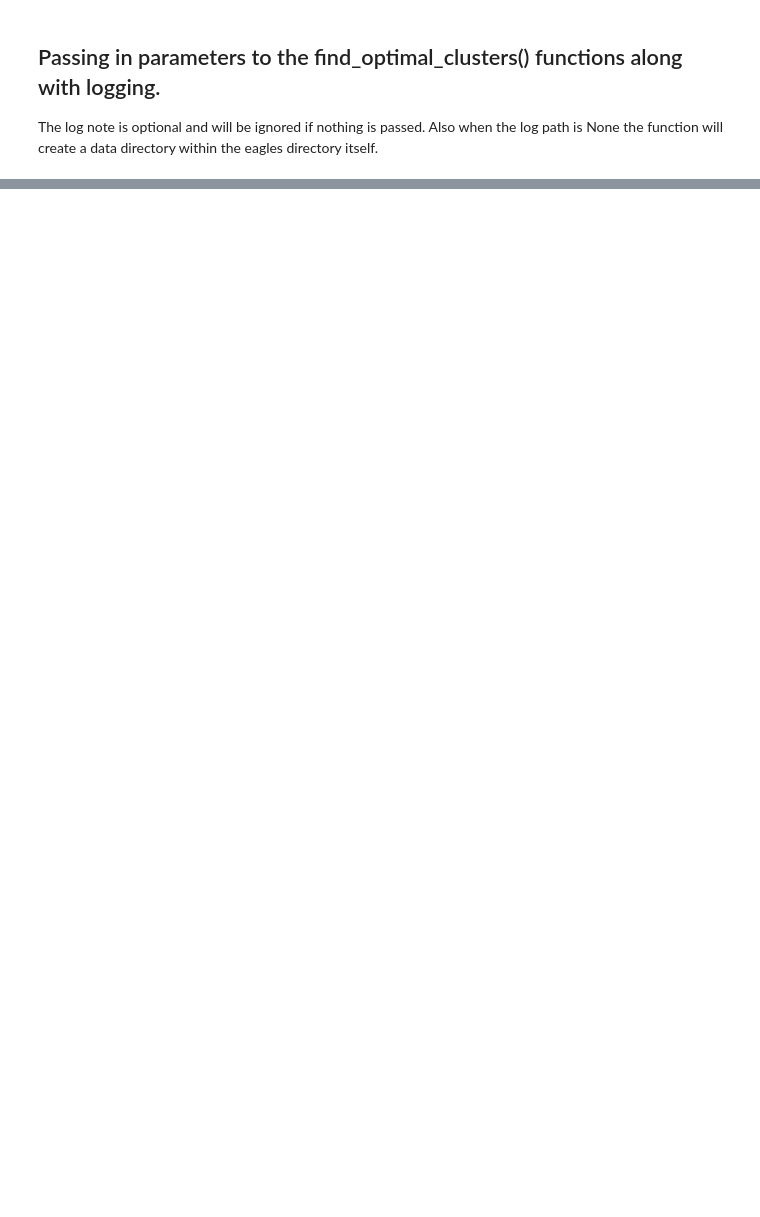
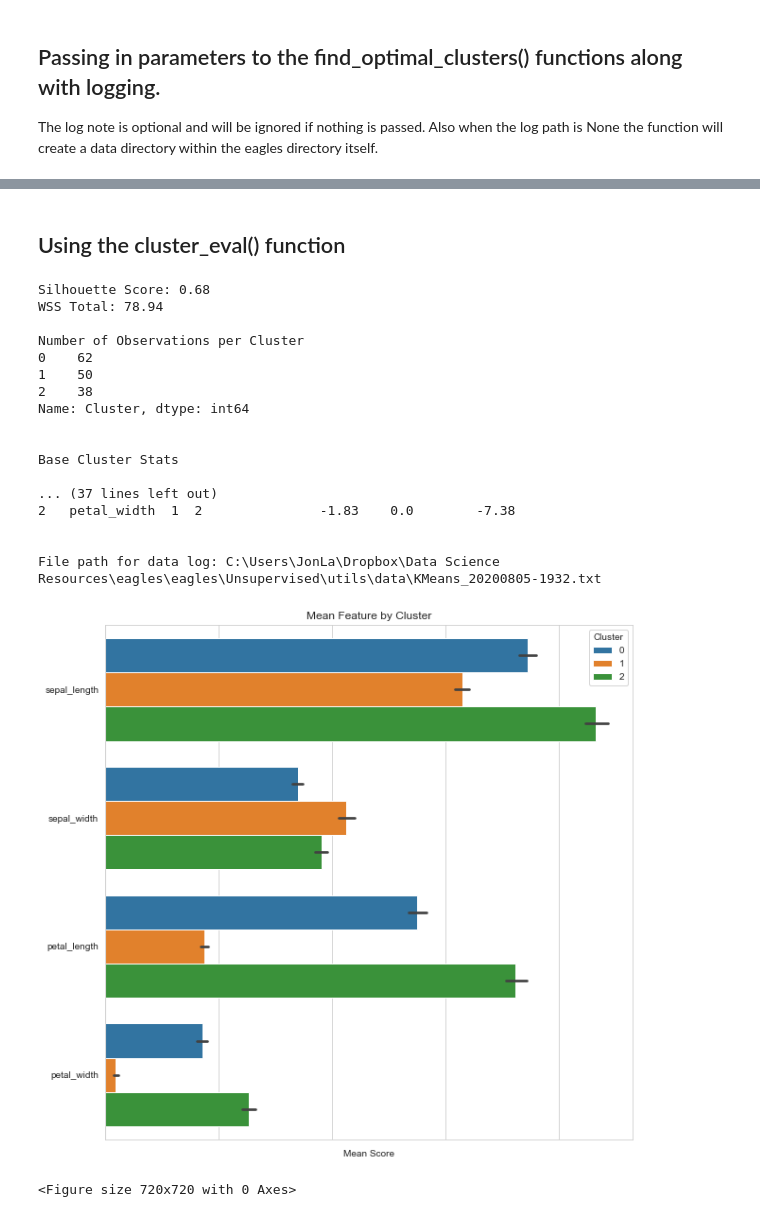
Before and after one commit to JFLandrigan/eagles, a Jupyter notebook: Unsupervised Tuning.ipynb, the cells around one changed output, grey strips where cells are left out. Drawn from its saved outputs; the diff is of its cells as text; code cells hidden in the pictures; blank space fills up the shorter version.

```diff
--- a/Unsupervised Tuning.ipynb
+++ b/Unsupervised Tuning.ipynb
@@ -139,0 +162,39 @@ ValueError: too many values to unpack (expected 2)
+# %% [markdown]
+## Using the cluster_eval() function
+# %%
+data = ut.eval_clusters(
+    data=iris,
+    n_clusters=3,
+    method="kmeans",
+    params={},
+    scale=None,
+    ft_cols=ft_cols,
+    plot_dims=[],
+    summary_stats=["mean", "max"],
+    run_stat_comps=True,
+    plot_scale="minmax",
+    log="log",
+    log_name=None,
+    log_path=None,
+    log_note=None,
+)
+# %% [output]
+Silhouette Score: 0.68
+WSS Total: 78.94
+
+Number of Observations per Cluster
+0    62
+1    50
+2    38
+Name: Cluster, dtype: int64
+
+
+Base Cluster Stats
+
+... (37 lines left out)
+2   petal_width  1  2               -1.83    0.0        -7.38
+
+
+File path for data log: C:\Users\JonLa\Dropbox\Data Science Resources\eagles\eagles\Unsupervised\utils\data\KMeans_20200805-1932.txt
+[figure, added]
+<Figure size 720x720 with 0 Axes>
```
Also changed, not shown: parts of 6 cells of this notebook, 2 other files.
